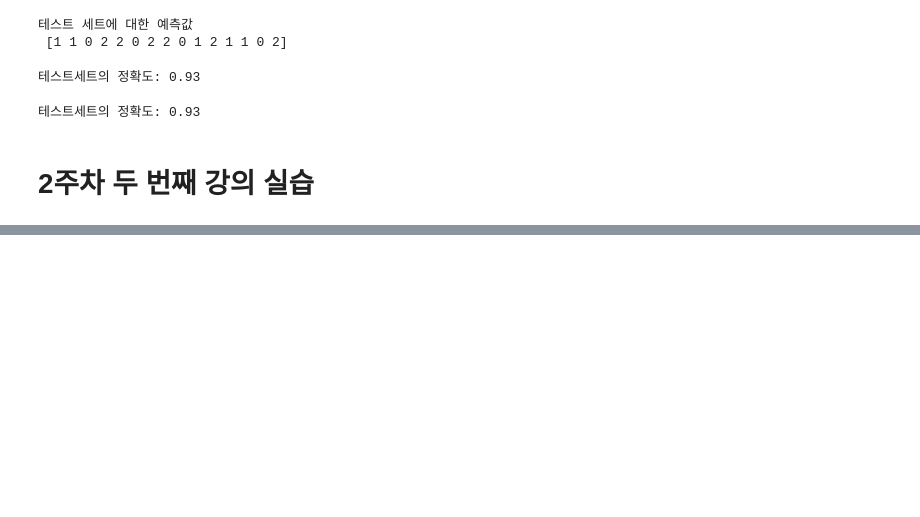
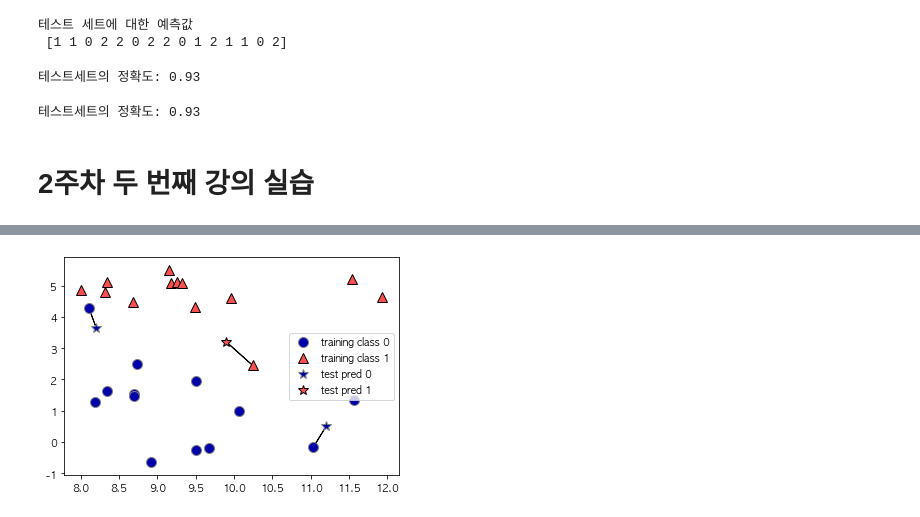
Before and after one commit to serotoninpm/ML-Class, a Jupyter notebook: 2주차 과제.ipynb, the cells around one changed output, grey strips where cells are left out. Cells and saved outputs as stored; diff of their text form; code cells hidden in the pictures; blank space fills up the shorter version.

```diff
--- a/2주차 과제.ipynb
+++ b/2주차 과제.ipynb
@@ -189,0 +286,4 @@ print("테스트세트의 정확도: {:.2f}".format(knn.score(X_test, y_test)))
+# %%
+mglearn.plots.plot_knn_classification(n_neighbors=1)
+# %% [output]
+[figure, added]
```
Also changed, not shown: parts of 46 cells of this notebook.
